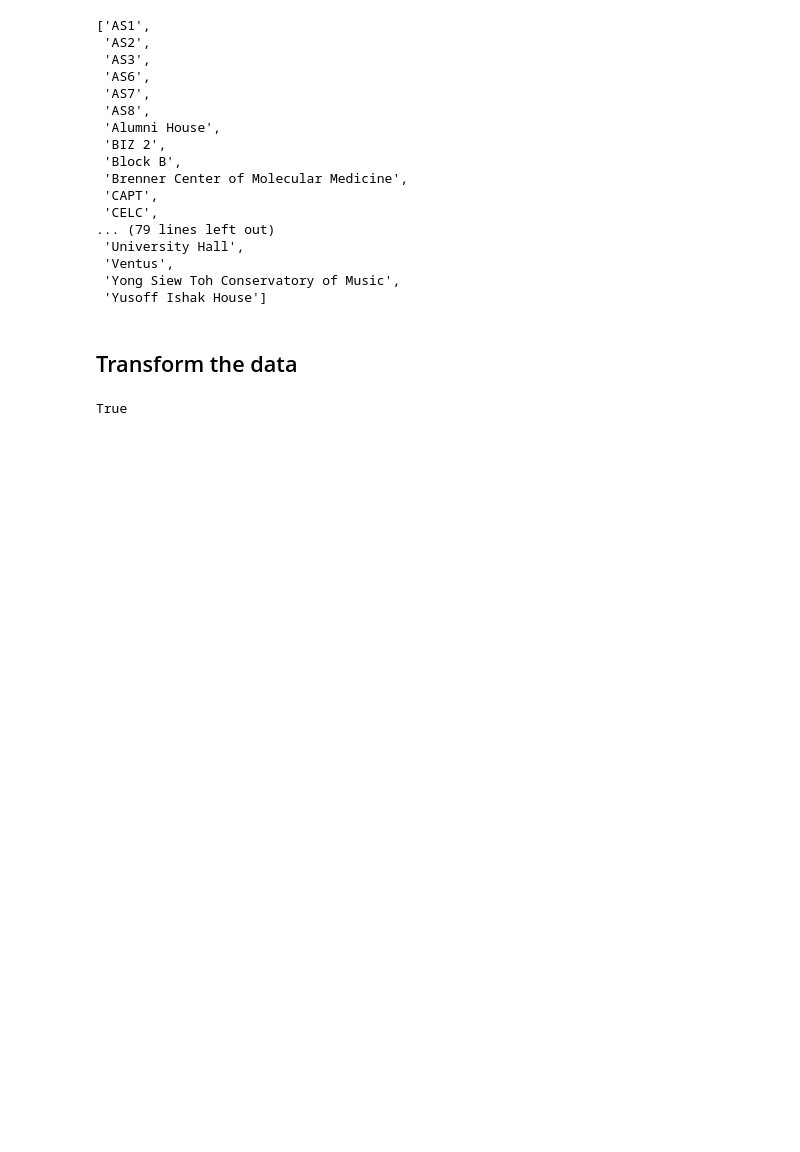
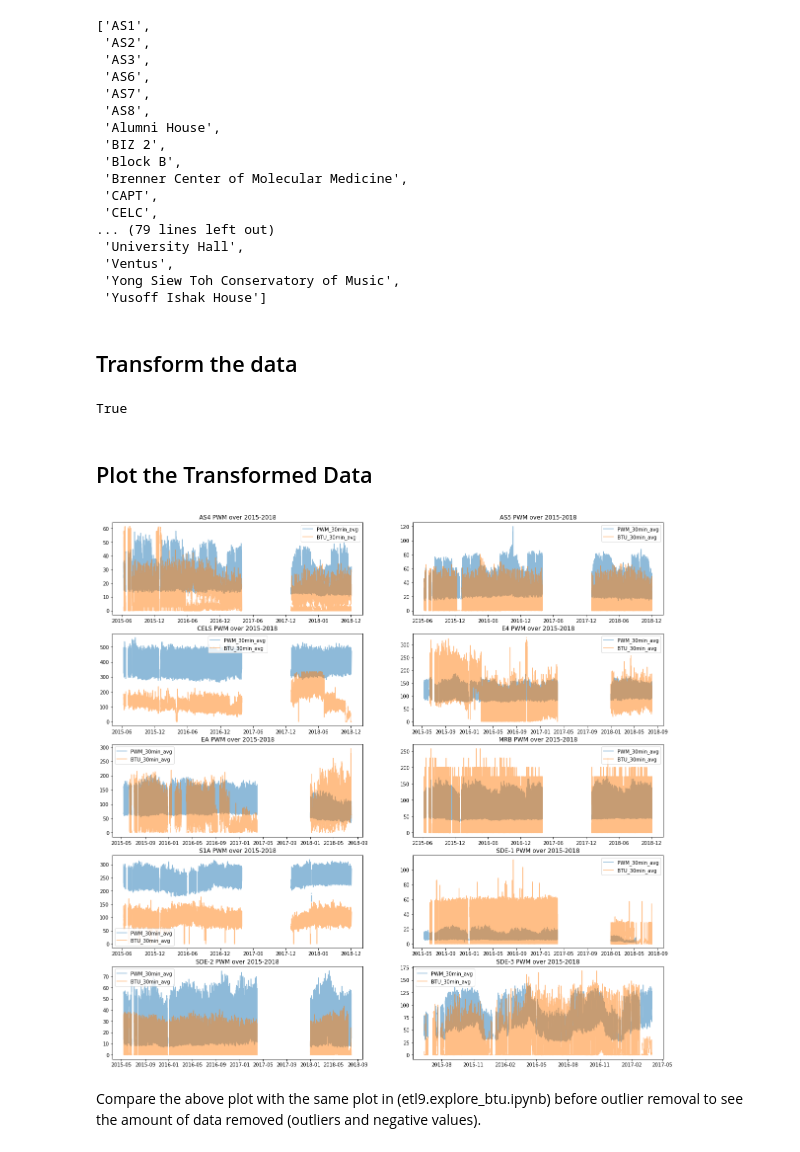
Before and after one commit to tkokkeng/KE5105-Time-Series-Forecasting, a Jupyter notebook: transformation/transform2.ipynb, the cells around one changed output. Saved outputs shown, nothing was run; the diff lists cells and outputs as text; code cells hidden in the pictures; blank space fills up the shorter version.

Commit message:
plot transformed data

```diff
--- a/transformation/transform2.ipynb
+++ b/transformation/transform2.ipynb
@@ -12,7 +16,7 @@ import pickle
 # %% [markdown]
 ## Load building lists
 # %%
-to_load_file = open('source/other_data/group1_bldg_list.pickle', 'rb')
+to_load_file = open(os.path.join('source', 'other_data', 'group1_bldg_list.pickle'), 'rb')
 group1_bldgs = pickle.load(to_load_file)
 group1_bldgs.sort()
 group1_bldgs
@@ -48,3 +52,37 @@ group2_bldgs
 mu.process_data_by_bldg(group1_bldgs + group2_bldgs)
 # %% [output]
 True
+# %% [markdown]
+## Plot the Transformed Data
+# %%
+def plot_pwm_upto10_bldgs(bldg_df_list):
+
+    nrows = int(np.ceil(len(bldg_df_list)/2))
+    height = nrows * 4
+    no_more_plots = False
+
+    fig, ax = plt.subplots(nrows=nrows, ncols=2, figsize=(20, height))
+    for row_idx, row in enumerate(ax):
+        for col_idx, col in enumerate(row):
+            if not no_more_plots:
+                # Index of the (building name and dataframe) list
+                bldg_idx = row_idx * len(row) + col_idx
+
+                # Plot the time series data.
+                col.plot(bldg_df_list[bldg_idx][1].loc[:, ['PWM_30min_avg', 'BTU_30min_avg']], alpha=.5)
+                col.set_title(bldg_df_list[bldg_idx][0]+' PWM over 2015-2018')
+                col.legend(bldg_df_list[bldg_idx][1].loc[:, ['PWM_30min_avg', 'BTU_30min_avg']])
+
+                if bldg_idx >= len(bldg_df_list) - 1:
+                    no_more_plots = True
+            else:
+                col.axis('off')
+    plt.show()
+    return None
+# %%
+bldg_df_list = mu.load_data_by_bldg(bldg_name_list=group1_bldgs, data_type='processed')
+plot_pwm_upto10_bldgs(bldg_df_list)
+# %% [output]
+[figure, added]
+# %% [markdown]
+Compare the above plot with the same plot in (etl9.explore_btu.ipynb) before outlier removal to see the amount of data removed (outliers and negative values).
```
Also changed, not shown: parts of 4 cells of this notebook.
